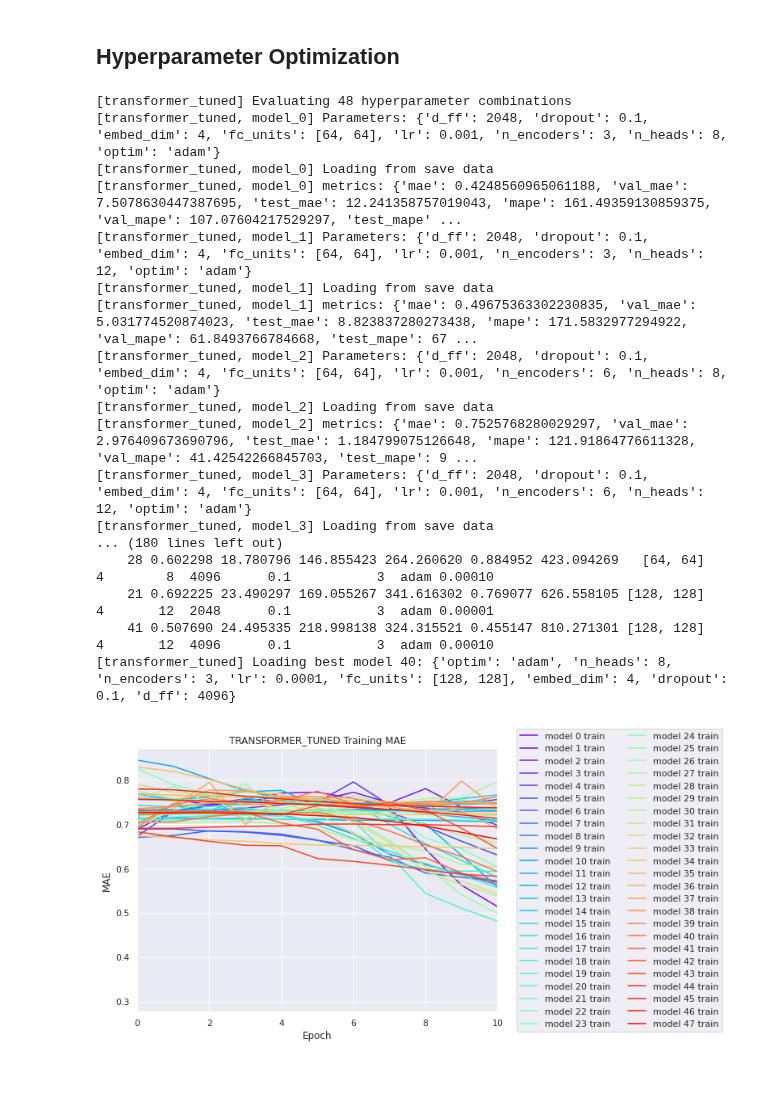
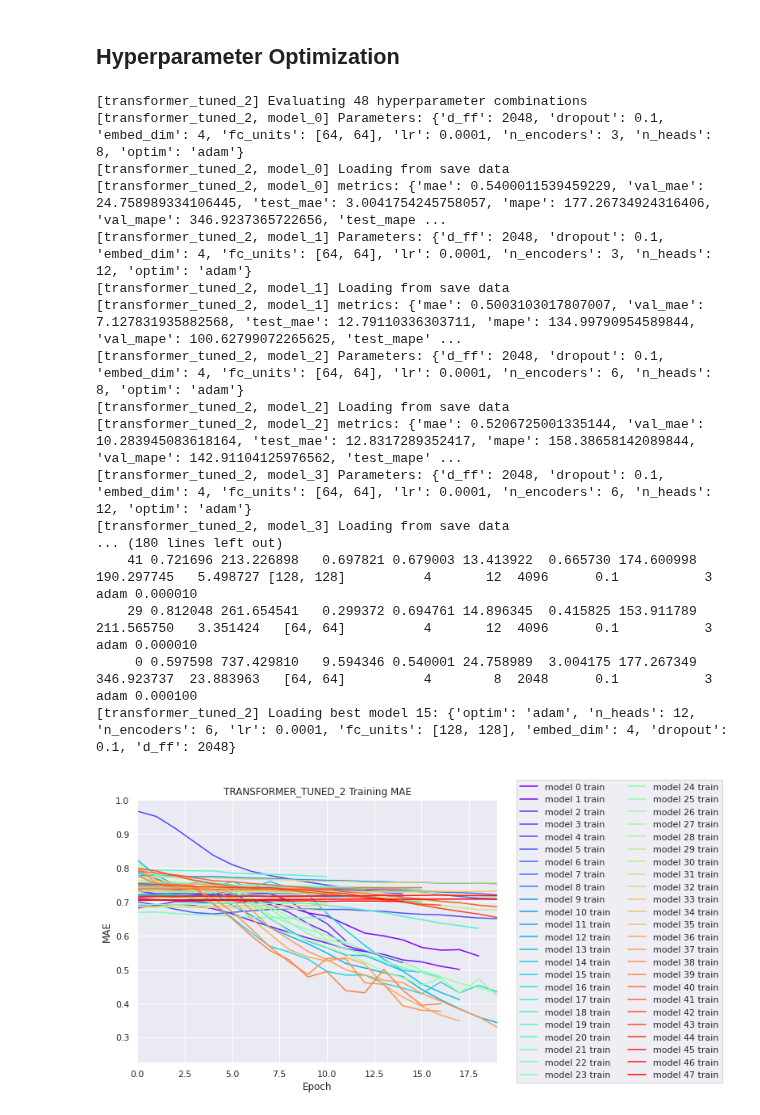
Before and after one commit to zanderman/stock-forecasting-transformer, a Jupyter notebook: forecast_transformer.ipynb, the cells around one changed output. Cells and saved outputs as stored; diff of their text form; code cells hidden in the pictures; blank space fills up the shorter version.

Commit message:
Updated tables to include test metrics

```diff
--- a/forecast_transformer.ipynb
+++ b/forecast_transformer.ipynb
@@ -1818,6 +1842,14 @@ compile_params = dict(
     metrics=['mae', 'mape'],
 )
 
+# Build the resulting table header.
+table_header = ['model']
+for m in ['loss']+compile_params['metrics']:
+    table_header.append(f"{m}")
+    table_header.append(f"val_{m}")
+    table_header.append(f"test_{m}")
+table_header.extend(list(params))
+
 # Train and evaluate the model on the desired stock data.
 # model, hist, met, params, df = train_evaluate_for_dataset(
 _ = train_evaluate_for_dataset(
@@ -1836,6 +1868,8 @@ _ = train_evaluate_for_dataset(
     shuffle=shuffle,
     strategy=strategy,
     epochs=epochs,
+    table_header=table_header,
+    table_omit_cols=['optim', 'dropout', 'embed_dim', 'mape', 'val_mape', 'test_mape'],
 )
 # %% [output]
 [transformer] Loading best model from: /home/acd1797/ml/ece_6524/final_project/checkpoints/transformer/model.h5
@@ -2039,6 +2073,7 @@ def hp_gridsearch(
         if m in set(df.columns):
             subset.append(f"{m}")
             subset.append(f"val\_{m}")
+            subset.append(f"test\_{m}")
     styler = styler.format(formatter='{:.4f}', subset=subset)
     styler = styler.highlight_min(subset=subset, axis=0, props='textbf:--rwrap;')
     styler = styler.hide(axis=0) # Hide the index.
@@ -2128,54 +2163,55 @@ params = dict(
     dropout=[0.1],
     n_encoders=[3, 6],
     optim=['adam'],
-    lr=[1e-3, 1e-4, 1e-5],
+    lr=[1e-4, 1e-5, 1e-6],
 )
 compile_params = dict(
     loss='mse',
     metrics=['mae', 'mape'],
 )
 table_header = ['model']
-for m in compile_params['metrics']+['loss']:
+for m in ['loss']+compile_params['metrics']:
     table_header.append(f"{m}")
     table_header.append(f"val_{m}")
+    table_header.append(f"test_{m}")
 table_header.extend(list(params))
 
 mhepd_model_tuned = hp_gridsearch(
-    model_name='transformer_tuned',
+    model_name='transformer_tuned_2',
     build_model_func=builder,
     params=params,
     compile_params=compile_params,
     assets=assets,
     in_seq_len=in_seq_len,
     out_seq_len=out_seq_len,
     shift=shift,
     split=split,
     in_feat=in_feat,
     out_feat=out_feat,
     batch_size=batch_size,
     shuffle=shuffle,
     strategy=strategy,
     epochs=epochs,
     table_header=table_header,
     sort_cols="val_loss",
-    table_omit_cols=['optim', 'dropout', 'embed_dim'],
+    table_omit_cols=['optim', 'dropout', 'embed_dim', 'mape', 'val_mape', 'test_mape'],
 )
 # %% [output]
-[transformer_tuned] Evaluating 48 hyperparameter combinations
-[transformer_tuned, model_0] Parameters: {'d_ff': 2048, 'dropout': 0.1, 'embed_dim': 4, 'fc_units': [64, 64], 'lr': 0.001, 'n_encoders': 3, 'n_heads': 8, 'optim': 'adam'}
-[transformer_tuned, model_0] Loading from save data
-[transformer_tuned, model_0] metrics: {'mae': 0.4248560965061188, 'val_mae': 7.5078630447387695, 'test_mae': 12.241358757019043, 'mape': 161.49359130859375, 'val_mape': 107.07604217529297, 'test_mape' ...
-[transformer_tuned, model_1] Parameters: {'d_ff': 2048, 'dropout': 0.1, 'embed_dim': 4, 'fc_units': [64, 64], 'lr': 0.001, 'n_encoders': 3, 'n_heads': 12, 'optim': 'adam'}
-[transformer_tuned, model_1] Loading from save data
-[transformer_tuned, model_1] metrics: {'mae': 0.49675363302230835, 'val_mae': 5.031774520874023, 'test_mae': 8.823837280273438, 'mape': 171.5832977294922, 'val_mape': 61.8493766784668, 'test_mape': 67 ...
-[transformer_tuned, model_2] Parameters: {'d_ff': 2048, 'dropout': 0.1, 'embed_dim': 4, 'fc_units': [64, 64], 'lr': 0.001, 'n_encoders': 6, 'n_heads': 8, 'optim': 'adam'}
-[transformer_tuned, model_2] Loading from save data
-[transformer_tuned, model_2] metrics: {'mae': 0.7525768280029297, 'val_mae': 2.976409673690796, 'test_mae': 1.184799075126648, 'mape': 121.91864776611328, 'val_mape': 41.42542266845703, 'test_mape': 9 ...
-[transformer_tuned, model_3] Parameters: {'d_ff': 2048, 'dropout': 0.1, 'embed_dim': 4, 'fc_units': [64, 64], 'lr': 0.001, 'n_encoders': 6, 'n_heads': 12, 'optim': 'adam'}
-[transformer_tuned, model_3] Loading from save data
+[transformer_tuned_2] Evaluating 48 hyperparameter combinations
+[transformer_tuned_2, model_0] Parameters: {'d_ff': 2048, 'dropout': 0.1, 'embed_dim': 4, 'fc_units': [64, 64], 'lr': 0.0001, 'n_encoders': 3, 'n_heads': 8, 'optim': 'adam'}
+[transformer_tuned_2, model_0] Loading from save data
+[transformer_tuned_2, model_0] metrics: {'mae': 0.5400011539459229, 'val_mae': 24.758989334106445, 'test_mae': 3.0041754245758057, 'mape': 177.26734924316406, 'val_mape': 346.9237365722656, 'test_mape ...
+[transformer_tuned_2, model_1] Parameters: {'d_ff': 2048, 'dropout': 0.1, 'embed_dim': 4, 'fc_units': [64, 64], 'lr': 0.0001, 'n_encoders': 3, 'n_heads': 12, 'optim': 'adam'}
+[transformer_tuned_2, model_1] Loading from save data
+[transformer_tuned_2, model_1] metrics: {'mae': 0.5003103017807007, 'val_mae': 7.127831935882568, 'test_mae': 12.79110336303711, 'mape': 134.99790954589844, 'val_mape': 100.62799072265625, 'test_mape' ...
+[transformer_tuned_2, model_2] Parameters: {'d_ff': 2048, 'dropout': 0.1, 'embed_dim': 4, 'fc_units': [64, 64], 'lr': 0.0001, 'n_encoders': 6, 'n_heads': 8, 'optim': 'adam'}
+[transformer_tuned_2, model_2] Loading from save data
+[transformer_tuned_2, model_2] metrics: {'mae': 0.5206725001335144, 'val_mae': 10.283945083618164, 'test_mae': 12.8317289352417, 'mape': 158.38658142089844, 'val_mape': 142.91104125976562, 'test_mape' ...
+[transformer_tuned_2, model_3] Parameters: {'d_ff': 2048, 'dropout': 0.1, 'embed_dim': 4, 'fc_units': [64, 64], 'lr': 0.0001, 'n_encoders': 6, 'n_heads': 12, 'optim': 'adam'}
+[transformer_tuned_2, model_3] Loading from save data
 ... (180 lines left out)
-    28 0.602298 18.780796 146.855423 264.260620 0.884952 423.094269   [64, 64]          4        8  4096      0.1           3  adam 0.00010
-    21 0.692225 23.490297 169.055267 341.616302 0.769077 626.558105 [128, 128]          4       12  2048      0.1           3  adam 0.00001
-    41 0.507690 24.495335 218.998138 324.315521 0.455147 810.271301 [128, 128]          4       12  4096      0.1           3  adam 0.00010
-[transformer_tuned] Loading best model 40: {'optim': 'adam', 'n_heads': 8, 'n_encoders': 3, 'lr': 0.0001, 'fc_units': [128, 128], 'embed_dim': 4, 'dropout': 0.1, 'd_ff': 4096}
+    41 0.721696 213.226898   0.697821 0.679003 13.413922  0.665730 174.600998 190.297745   5.498727 [128, 128]          4       12  4096      0.1           3  adam 0.000010
+    29 0.812048 261.654541   0.299372 0.694761 14.896345  0.415825 153.911789 211.565750   3.351424   [64, 64]          4       12  4096      0.1           3  adam 0.000010
+     0 0.597598 737.429810   9.594346 0.540001 24.758989  3.004175 177.267349 346.923737  23.883963   [64, 64]          4        8  2048      0.1           3  adam 0.000100
+[transformer_tuned_2] Loading best model 15: {'optim': 'adam', 'n_heads': 12, 'n_encoders': 6, 'lr': 0.0001, 'fc_units': [128, 128], 'embed_dim': 4, 'dropout': 0.1, 'd_ff': 2048}
-[figure, old version]
+[figure, new version]
```
Also changed, not shown: parts of 3 cells of this notebook.
